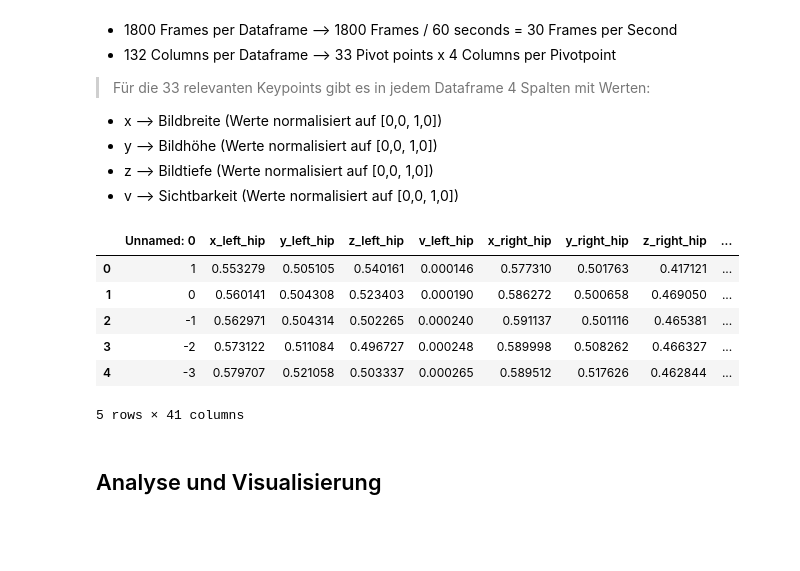
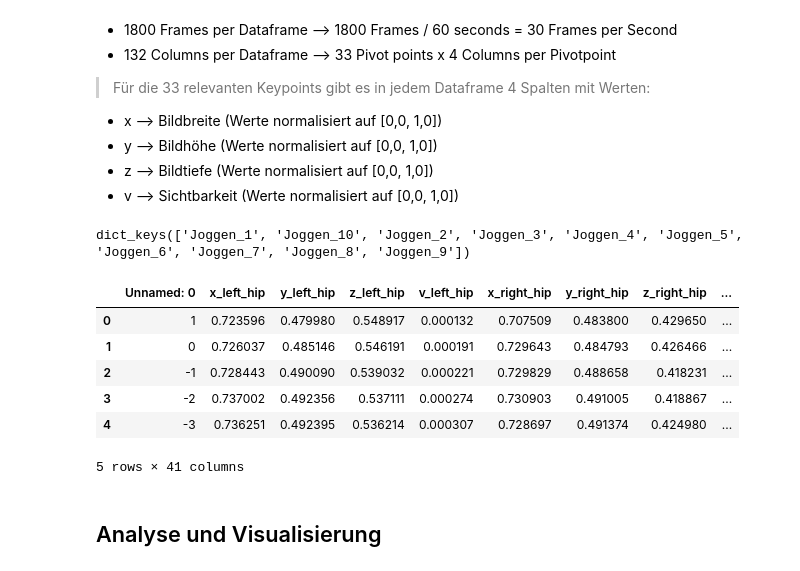
Before and after one commit to robring/running_pose_analytics, a Jupyter notebook: ankleCalc.ipynb, the cells around one changed output. Saved outputs shown, nothing was run; the diff lists cells and outputs as text; code cells hidden in the pictures; blank space fills up the shorter version.

```diff
--- a/ankleCalc.ipynb
+++ b/ankleCalc.ipynb
@@ -67,19 +67,23 @@ print(f'{amountData} DataCells')
 * y -->  Bildhöhe (Werte normalisiert auf [0,0, 1,0])
 * z -->  Bildtiefe (Werte normalisiert auf [0,0, 1,0])
 * v -->  Sichtbarkeit (Werte normalisiert auf [0,0, 1,0])
+# %%
+df_dict_all.keys()
+# %% [output]
+dict_keys(['Joggen_1', 'Joggen_10', 'Joggen_2', 'Joggen_3', 'Joggen_4', 'Joggen_5', 'Joggen_6', 'Joggen_7', 'Joggen_8', 'Joggen_9'])
 # %%
-df = df_dict_all["Joggen_7"]
+df = df_dict_all["Joggen_8"]
 df.columns
 df = df * -1
 df = df + 1
 df.head()
 # %% [output]
 |  | Unnamed: 0 | x_left_hip | y_left_hip | z_left_hip | v_left_hip | x_right_hip | y_right_hip | z_right_hip | ... |
-| 0 | 1 | 0.553279 | 0.505105 | 0.540161 | 0.000146 | 0.577310 | 0.501763 | 0.417121 | ... |
-| 1 | 0 | 0.560141 | 0.504308 | 0.523403 | 0.000190 | 0.586272 | 0.500658 | 0.469050 | ... |
-| 2 | -1 | 0.562971 | 0.504314 | 0.502265 | 0.000240 | 0.591137 | 0.501116 | 0.465381 | ... |
-| 3 | -2 | 0.573122 | 0.511084 | 0.496727 | 0.000248 | 0.589998 | 0.508262 | 0.466327 | ... |
-| 4 | -3 | 0.579707 | 0.521058 | 0.503337 | 0.000265 | 0.589512 | 0.517626 | 0.462844 | ... |
+| 0 | 1 | 0.723596 | 0.479980 | 0.548917 | 0.000132 | 0.707509 | 0.483800 | 0.429650 | ... |
+| 1 | 0 | 0.726037 | 0.485146 | 0.546191 | 0.000191 | 0.729643 | 0.484793 | 0.426466 | ... |
+| 2 | -1 | 0.728443 | 0.490090 | 0.539032 | 0.000221 | 0.729829 | 0.488658 | 0.418231 | ... |
+| 3 | -2 | 0.737002 | 0.492356 | 0.537111 | 0.000274 | 0.730903 | 0.491005 | 0.418867 | ... |
+| 4 | -3 | 0.736251 | 0.492395 | 0.536214 | 0.000307 | 0.728697 | 0.491374 | 0.424980 | ... |
 5 rows × 41 columns
 # %% [markdown]
 ## Analyse und Visualisierung
```
Also changed, not shown: parts of 10 cells of this notebook, 1 other file.
